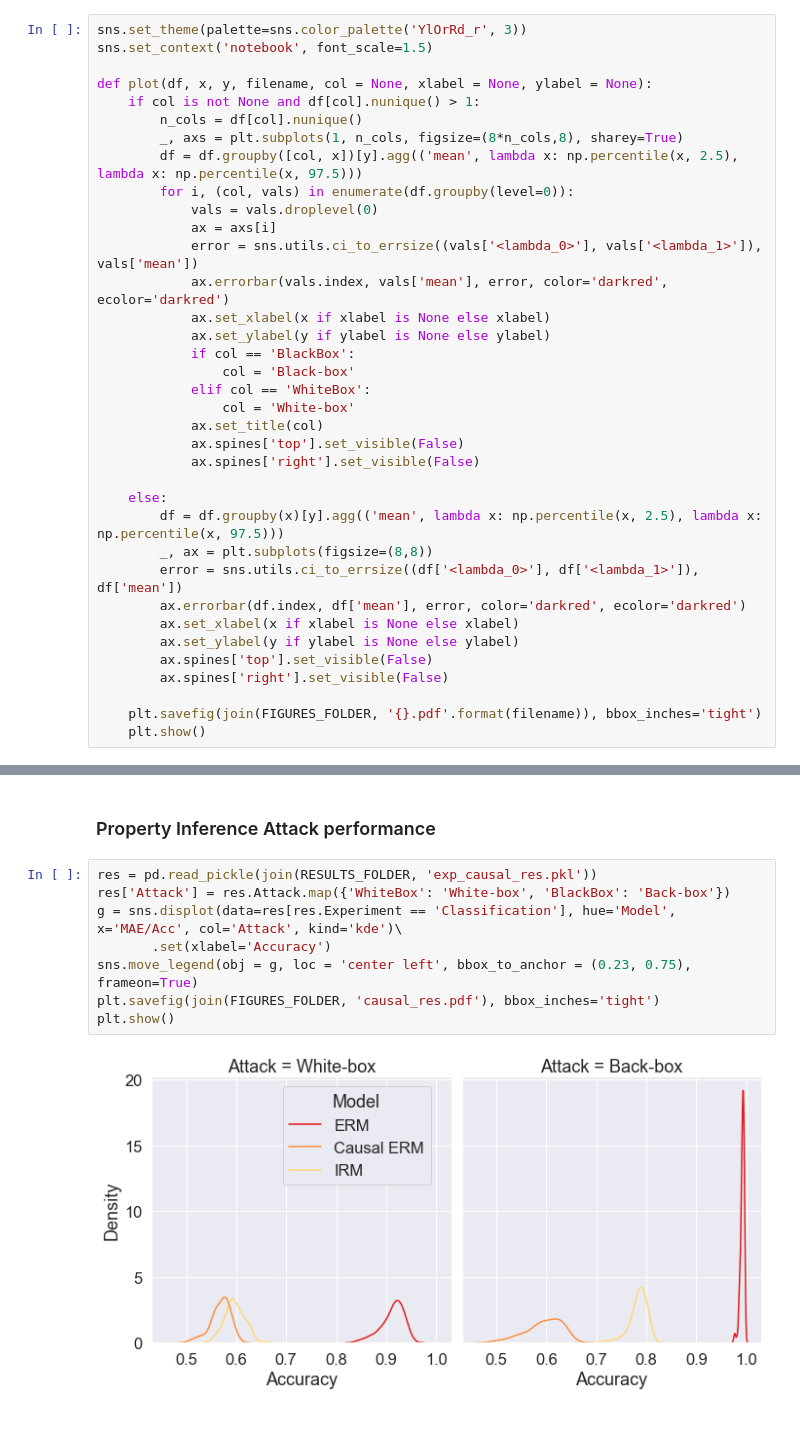
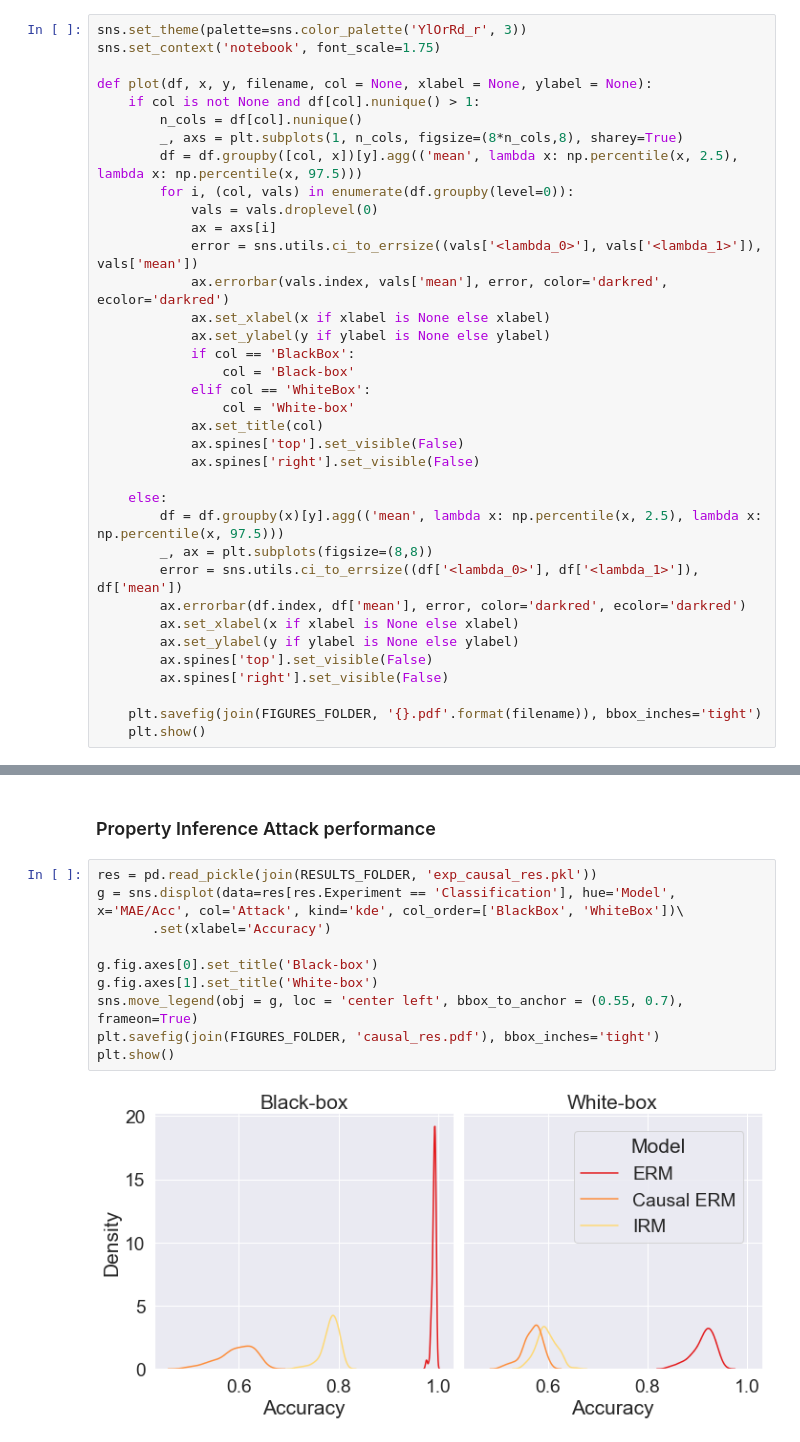
Before and after one commit to epfl-dlab/distribution-inference-risks, a Jupyter notebook: Experiments.ipynb, the cells around one changed output, grey strips where cells are left out. Saved outputs shown, nothing was run; the diff lists cells and outputs as text.

Commit message:
Esthetical changes to figures

```diff
--- a/Experiments.ipynb
+++ b/Experiments.ipynb
@@ -25,7 +25,7 @@ if not exists(FIGURES_FOLDER):
     mkdir(FIGURES_FOLDER)
 # %%
 sns.set_theme(palette=sns.color_palette('YlOrRd_r', 3))
-sns.set_context('notebook', font_scale=1.5)
+sns.set_context('notebook', font_scale=1.75)
 
 def plot(df, x, y, filename, col = None, xlabel = None, ylabel = None):
     if col is not None and df[col].nunique() > 1:
@@ -284,11 +287,13 @@ plt.show()
 ### Property Inference Attack performance
 # %%
 res = pd.read_pickle(join(RESULTS_FOLDER, 'exp_causal_res.pkl'))
-res['Attack'] = res.Attack.map({'WhiteBox': 'White-box', 'BlackBox': 'Back-box'})
-g = sns.displot(data=res[res.Experiment == 'Classification'], hue='Model', x='MAE/Acc', col='Attack', kind='kde')\
+g = sns.displot(data=res[res.Experiment == 'Classification'], hue='Model', x='MAE/Acc', col='Attack', kind='kde', col_order=['BlackBox', 'WhiteBox'])\
        .set(xlabel='Accuracy')
-sns.move_legend(obj = g, loc = 'center left', bbox_to_anchor = (0.23, 0.75), frameon=True)
+
+g.fig.axes[0].set_title('Black-box')
+g.fig.axes[1].set_title('White-box')
+sns.move_legend(obj = g, loc = 'center left', bbox_to_anchor = (0.55, 0.7), frameon=True)
 plt.savefig(join(FIGURES_FOLDER, 'causal_res.pdf'), bbox_inches='tight')
 plt.show()
 # %% [output]
-[figure, old version]
+[figure, new version]
```
Also changed, not shown: parts of 11 cells of this notebook, 12 other files.
